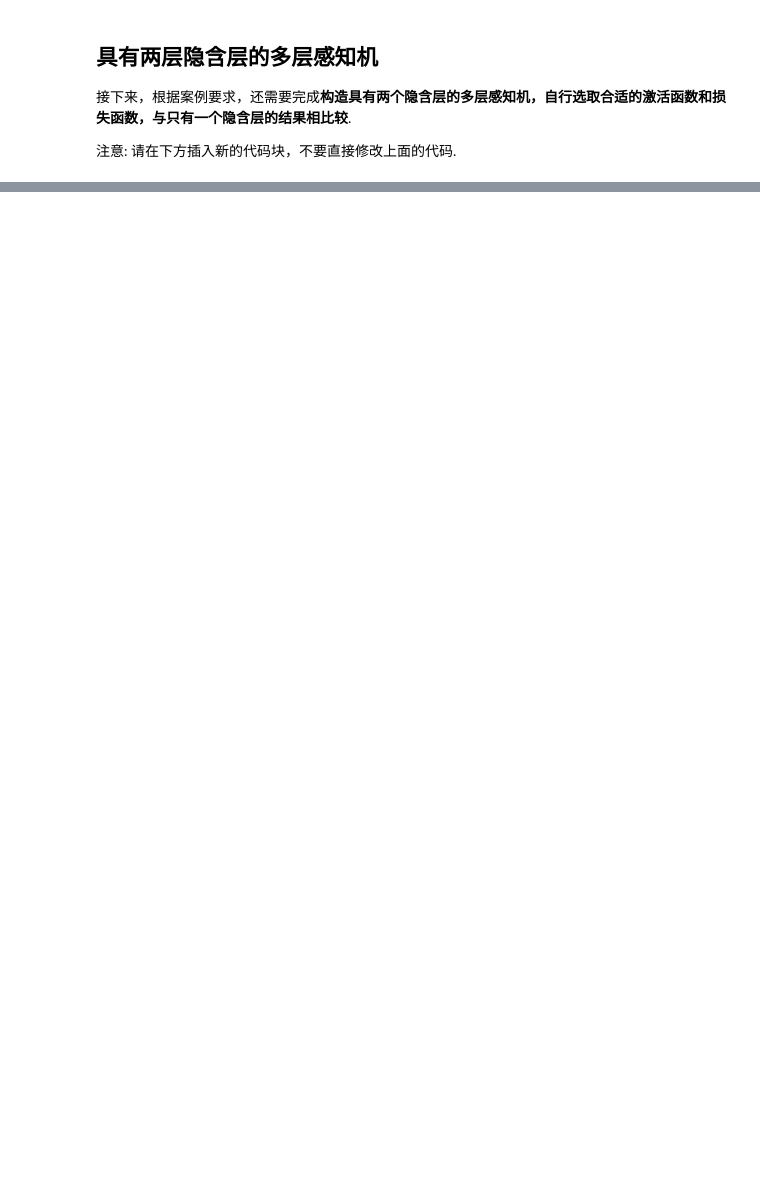
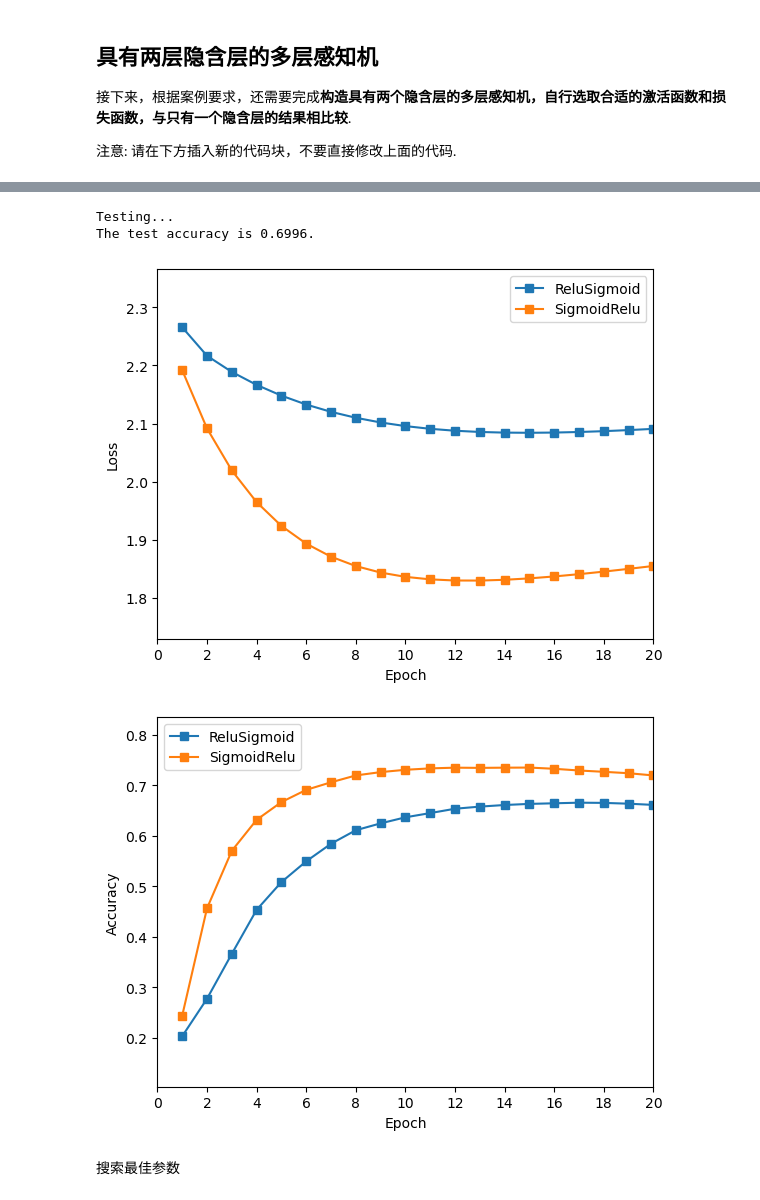
Before and after one commit to JaegerZhao/DeepLearning, a Jupyter notebook: 2 基于多层感知机的手写数字识别/mlp.ipynb, the cells around one changed output, grey strips where cells are left out. Cells and saved outputs as stored; diff of their text form; code cells hidden in the pictures; blank space fills up the shorter version.

```diff
--- a/2 基于多层感知机的手写数字识别/mlp.ipynb
+++ b/2 基于多层感知机的手写数字识别/mlp.ipynb
@@ -261,0 +366,9 @@ plot_loss_and_acc({'Sigmoid': [sigmoid_loss, sigmoid_acc],
+# %%
+ReluSigmoidMLP = Network()
+# 128为隐含层的神经元数目
+ReluSigmoidMLP.add(FCLayer(784, 128))
+ReluSigmoidMLP.add(ReLULayer())
+ReluSigmoidMLP.add(SigmoidLayer())
+ReluSigmoidMLP.add(FCLayer(128, 10))
+# %%
+ReluSigmoidMLP, ReluSigmoid_loss, ReluSigmoid_acc = train(ReluSigmoidMLP, criterion, sgd, data_train, max_epoch, batch_size, disp_freq)
@@ -261,0 +398,9 @@ plot_loss_and_acc({'Sigmoid': [sigmoid_loss, sigmoid_acc],
+# %%
+SigmoidReluMLP = Network()
+# 128为隐含层的神经元数目
+SigmoidReluMLP.add(FCLayer(784, 128))
+SigmoidReluMLP.add(SigmoidLayer())
+SigmoidReluMLP.add(ReLULayer())
+SigmoidReluMLP.add(FCLayer(128, 10))
+# %%
+SigmoidReluMLP, SigmoidRelu_loss, SigmoidRelu_acc = train(SigmoidReluMLP, criterion, sgd, data_train, max_epoch, batch_size, disp_freq)
@@ -261,0 +425,13 @@ plot_loss_and_acc({'Sigmoid': [sigmoid_loss, sigmoid_acc],
+# %%
+test(SigmoidReluMLP, criterion, data_test, batch_size, disp_freq)
+# %% [output]
+Testing...
+The test accuracy is 0.6996.
+# %%
+plot_loss_and_acc({'ReluSigmoid': [ReluSigmoid_loss, ReluSigmoid_acc],
+                   'SigmoidRelu': [SigmoidRelu_loss, SigmoidRelu_acc]})
+# %% [output]
+[figure, added]
+[figure, added]
+# %% [markdown]
+ 搜索最佳参数
```
Also changed, not shown: parts of 32 cells of this notebook, 2 other files.
